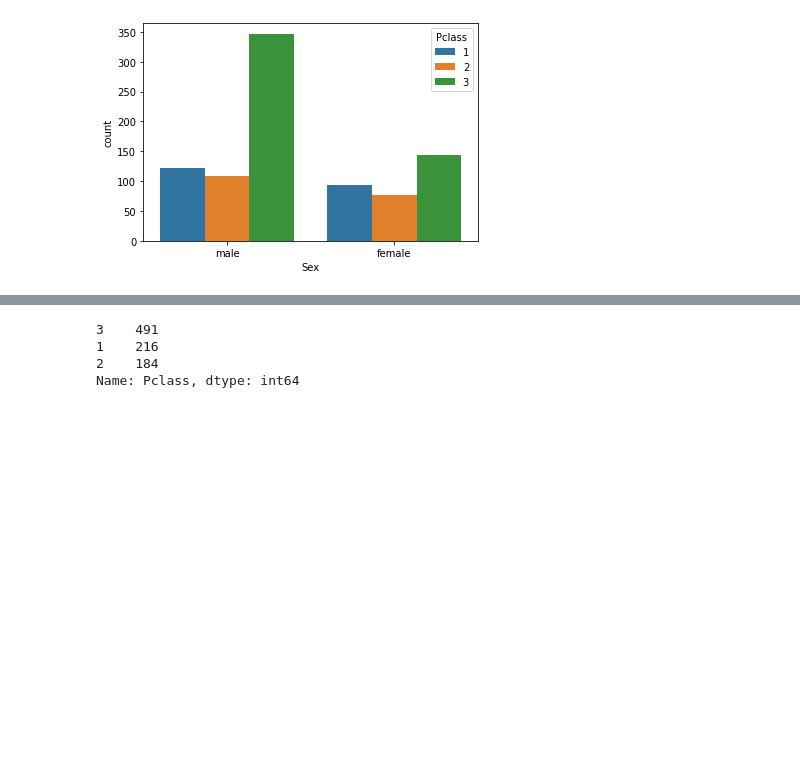
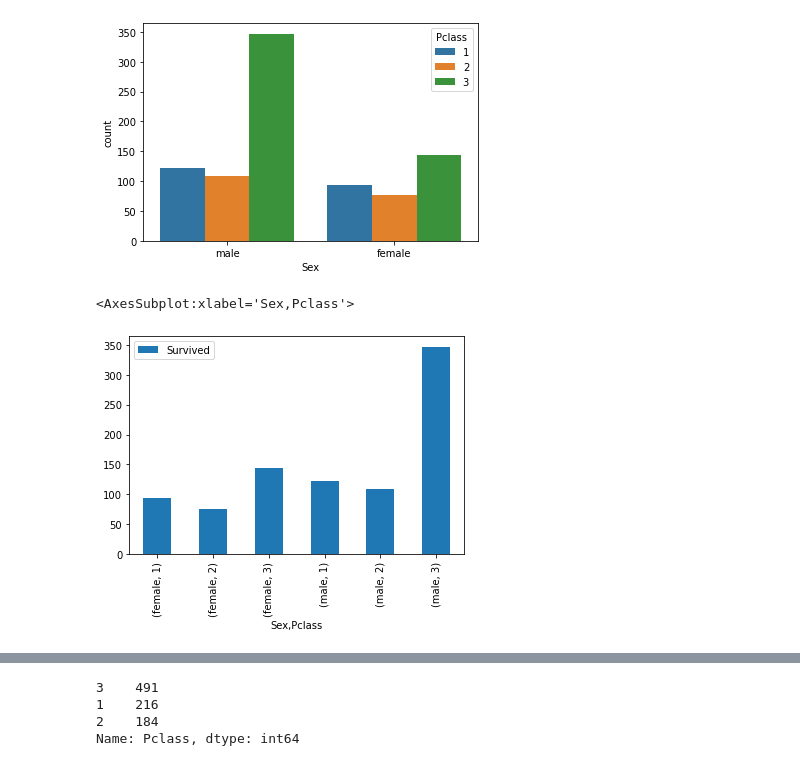
Before and after one commit to fkosse/bootcamp_projects, a Jupyter notebook: week_02/titanic_ex_da.ipynb, the cells around one changed output, grey strips where cells are left out. Saved outputs shown, nothing was run; the diff lists cells and outputs as text; code cells hidden in the pictures; blank space fills up the shorter version.

```diff
--- a/week_02/titanic_ex_da.ipynb
+++ b/week_02/titanic_ex_da.ipynb
@@ -55,3 +65,8 @@ sns.countplot(x='Sex', hue = 'Pclass', data = df)
 # %% [output]
 <AxesSubplot:xlabel='Sex', ylabel='count'>
 [figure]
+# %%
+df.groupby(['Sex', 'Pclass'])[['Survived']].count().plot.bar()
+# %% [output]
+<AxesSubplot:xlabel='Sex,Pclass'>
+[figure, added]
```
Also changed, not shown: parts of 16 cells of this notebook, 1 other file.
